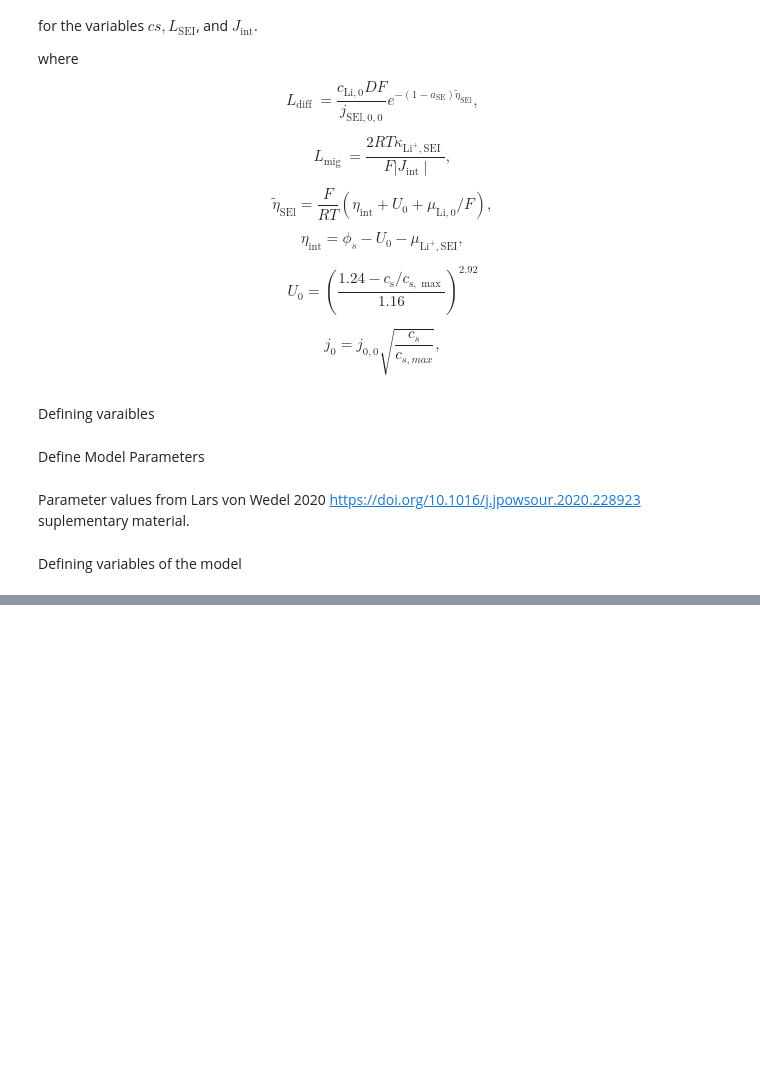
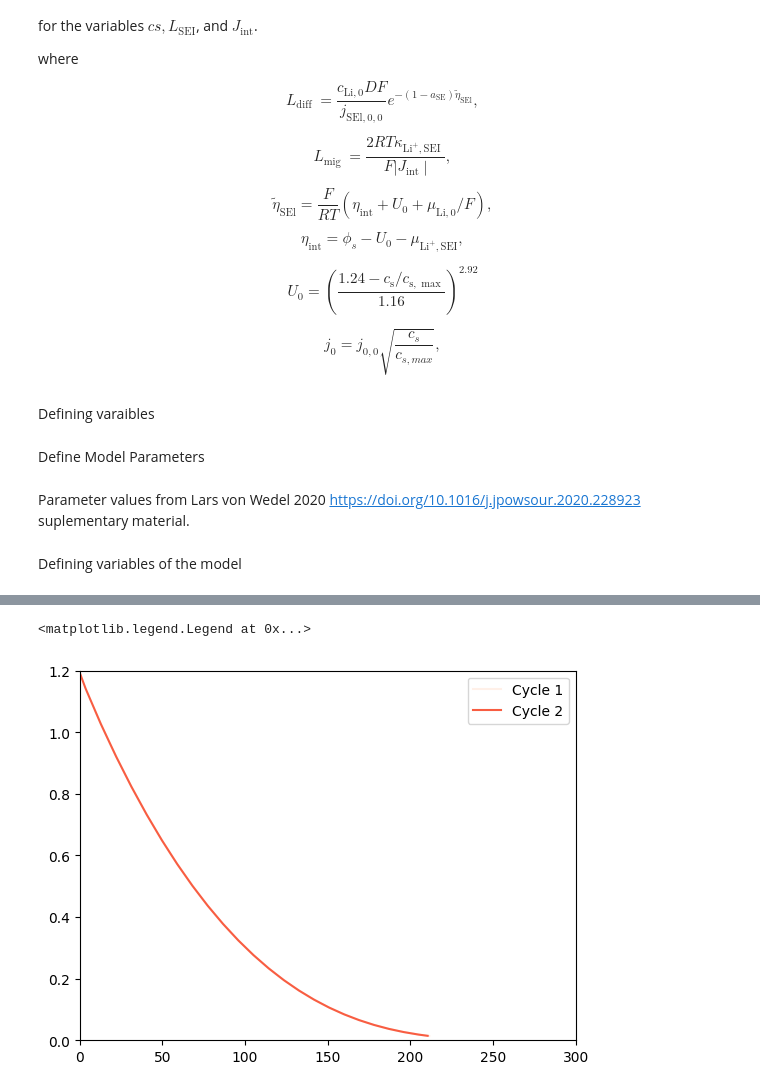
Before and after one commit to brosaplanella/formation, a Jupyter notebook: Lars_von2020.ipynb, the cells around one changed output, grey strips where cells are left out. Drawn from its saved outputs; the diff is of its cells as text; code cells hidden in the pictures; blank space fills up the shorter version.

```diff
--- a/Lars_von2020.ipynb
+++ b/Lars_von2020.ipynb
@@ -377,0 +386,36 @@ c[-1]
+# %%
+import numpy as np
+
+Q = Q1
+v = vv
+
+# Find indices of zeros in Q
+zero_indices = np.where(Q == 0)[0]
+
+# Split Q and v based on zero indices
+split_Q = np.split(Q, zero_indices + 1)
+split_v = np.split(v, zero_indices + 1)
+
+# Remove elements with zeros and corresponding elements in v
+filtered_Qi = [subQ[subQ != 0] for subQ in split_Q]
+filtered_vi = [subv[subQ != 0] for subv, subQ in zip(split_v, split_Q)]
+
+# Use 'Blues' colormap
+cmap = plt.cm.Reds
+
+# Plot each curve with a different color from dark blue to light blue
+k = 1
+for i, (Qi, vi) in enumerate(zip(filtered_Qi, filtered_vi), 1):
+    if len(Qi) > 0:
+        # Normalize the color based on the number of curves
+        color = cmap(i / len(filtered_Qi))
+        plt.plot(Qi, vi, label=f'Cycle {k}', color=color)
+        k += 1
+
+
+plt.ylim(0, 1.2)
+plt.xlim(0, 300)
+plt.legend()
+# %% [output]
+<matplotlib.legend.Legend at 0x...>
+[figure, added]
```
Also changed, not shown: parts of 6 cells of this notebook.
